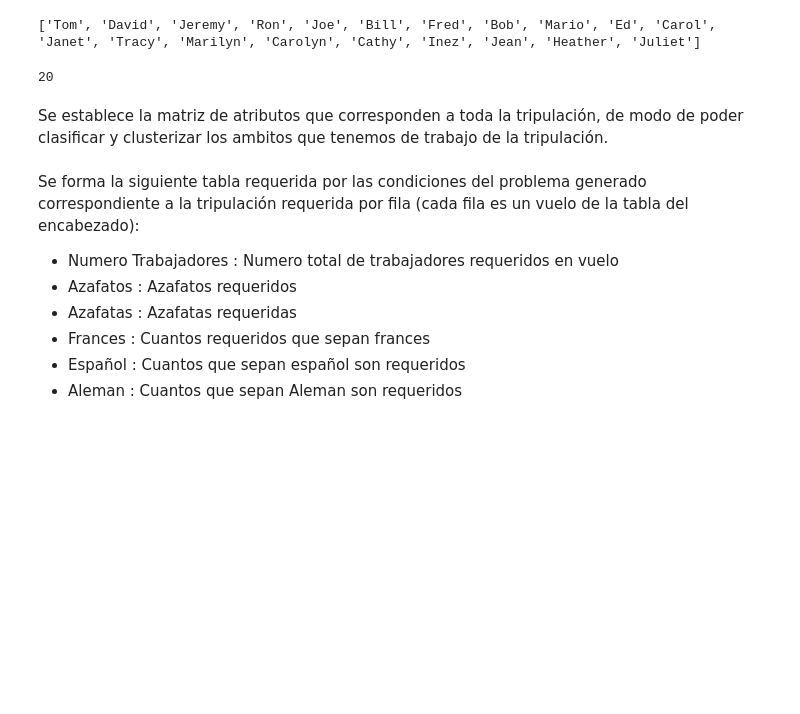
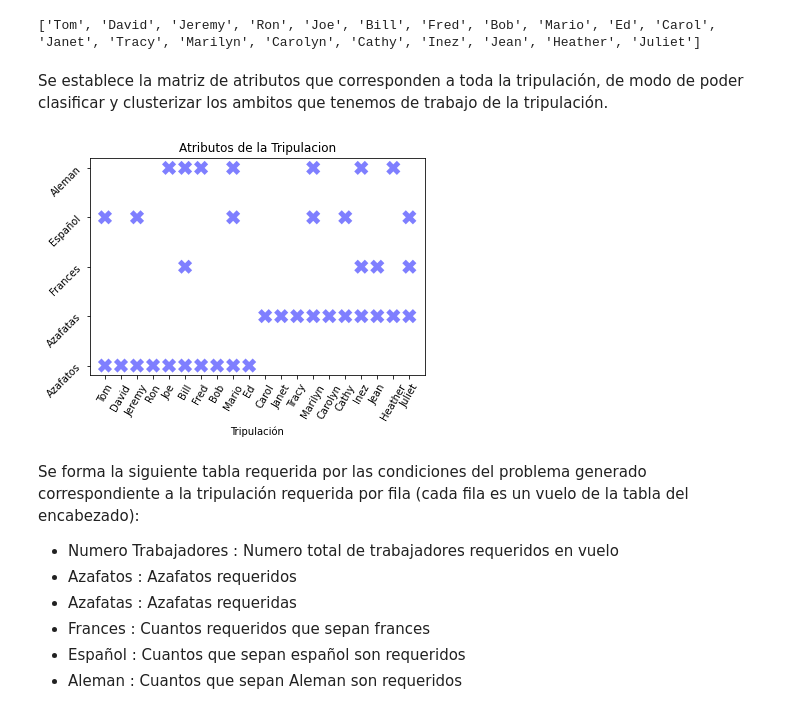
Before and after one commit to lmedinelli/UAIAI, a Jupyter notebook: mod2_heuristics/Tarea2_Constrain_Programming.ipynb, the cells around one changed output. Drawn from its saved outputs; the diff is of its cells as text; code cells hidden in the pictures; blank space fills up the shorter version.

```diff
--- a/mod2_heuristics/Tarea2_Constrain_Programming.ipynb
+++ b/mod2_heuristics/Tarea2_Constrain_Programming.ipynb
@@ -87,9 +88,6 @@ print(nombres)
 ['Tom', 'David', 'Jeremy', 'Ron', 'Joe', 'Bill', 'Fred', 'Bob', 'Mario', 'Ed', 'Carol', 'Janet', 'Tracy', 'Marilyn', 'Carolyn', 'Cathy', 'Inez', 'Jean', 'Heather', 'Juliet']
 # %%
 personas = len(nombres)
-print(personas)
-# %% [output]
-20
 # %% [markdown]
 Se establece la matriz de atributos que corresponden a toda la tripulación, de modo de poder clasificar y clusterizar los ambitos que tenemos de trabajo de la tripulación.
 # %%
@@ -116,6 +114,24 @@ atributos = [
       [0, 1, 0, 0, 1],  # Heather = 19
       [0, 1, 1, 1, 0]  # Juliet  = 20
   ]
+# %%
+
+i=0
+l=1
+for nombre in nombres:
+    l=1
+    for atributo in atributos[i]:
+        if(atributo==1):
+            plt.scatter(nombre,l,c='blue',alpha=0.5,edgecolors='none',s=200, marker="X")
+        l=l+1
+    i=i+1
+plt.xticks(rotation=60)
+plt.title('Atributos de la Tripulacion')
+plt.yticks([1, 2, 3, 4, 5], [ 'Azafatos', 'Azafatas', 'Frances', 'Español', 'Aleman'],rotation=45)
+plt.xlabel("Tripulación")
+plt.show()
+# %% [output]
+[figure, added]
 # %% [markdown]
 Se forma la siguiente tabla requerida por las condiciones del problema generado correspondiente a la tripulación requerida por fila (cada fila es un vuelo de la tabla del encabezado):
 
```
Also changed, not shown: parts of 14 cells of this notebook.
